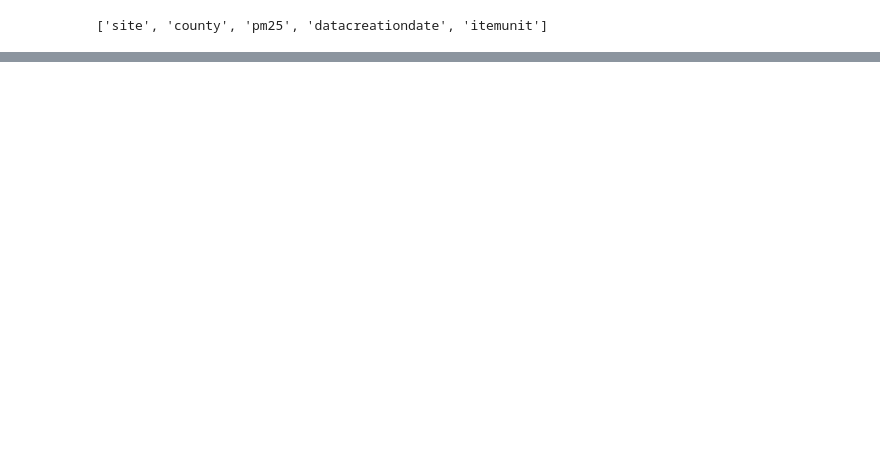
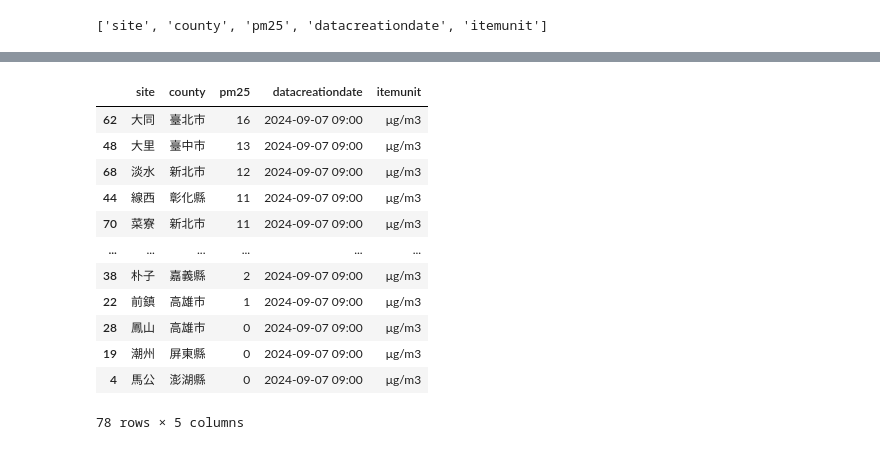
Before and after one commit to peiyi523/flaskdemo, a Jupyter notebook: test.ipynb, the cells around one changed output, grey strips where cells are left out. Drawn from its saved outputs; the diff is of its cells as text; code cells hidden in the pictures; blank space fills up the shorter version.

```diff
--- a/test.ipynb
+++ b/test.ipynb
@@ -175,0 +215,4 @@ values
+# %%
+# 將pm25欄位轉成數值
+df["pm25"] = df["pm25"].apply(lambda x: eval(x))
+df["pm25"]
@@ -175,0 +232,16 @@ values
+# %%
+df.sort_values("pm25", ascending=False)
+# %% [output]
+|  | site | county | pm25 | datacreationdate | itemunit |
+| 62 | 大同 | 臺北市 | 16 | 2024-09-07 09:00 | μg/m3 |
+| 48 | 大里 | 臺中市 | 13 | 2024-09-07 09:00 | μg/m3 |
+| 68 | 淡水 | 新北市 | 12 | 2024-09-07 09:00 | μg/m3 |
+| 44 | 線西 | 彰化縣 | 11 | 2024-09-07 09:00 | μg/m3 |
+| 70 | 菜寮 | 新北市 | 11 | 2024-09-07 09:00 | μg/m3 |
+| ... | ... | ... | ... | ... | ... |
+| 38 | 朴子 | 嘉義縣 | 2 | 2024-09-07 09:00 | μg/m3 |
+| 22 | 前鎮 | 高雄市 | 1 | 2024-09-07 09:00 | μg/m3 |
+| 28 | 鳳山 | 高雄市 | 0 | 2024-09-07 09:00 | μg/m3 |
+| 19 | 潮州 | 屏東縣 | 0 | 2024-09-07 09:00 | μg/m3 |
+| 4 | 馬公 | 澎湖縣 | 0 | 2024-09-07 09:00 | μg/m3 |
+78 rows × 5 columns
```
Also changed, not shown: parts of 13 cells of this notebook, 5 other files.
